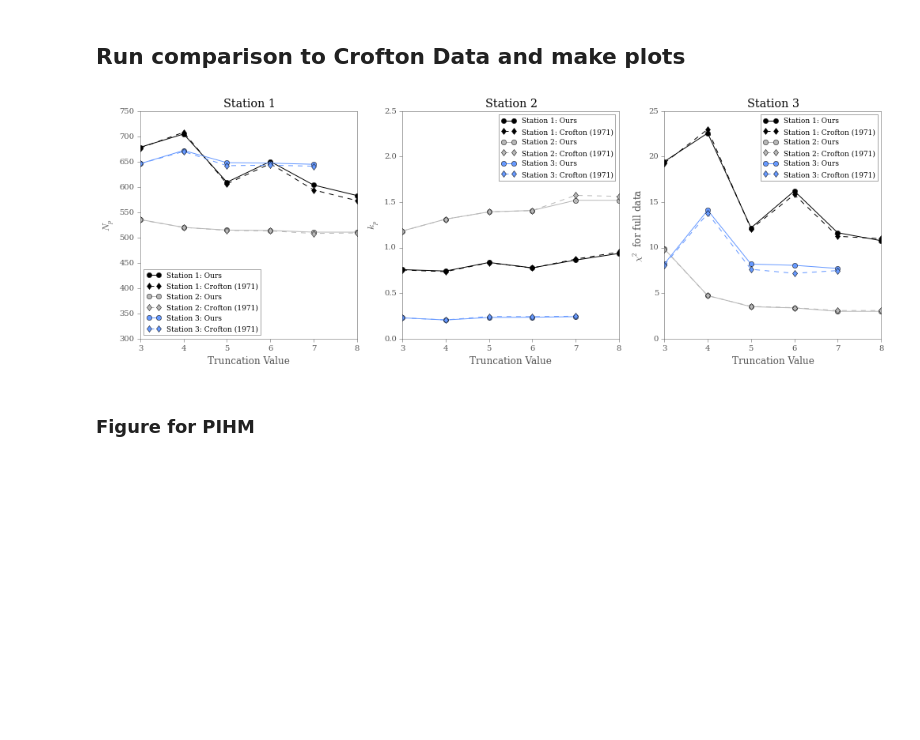
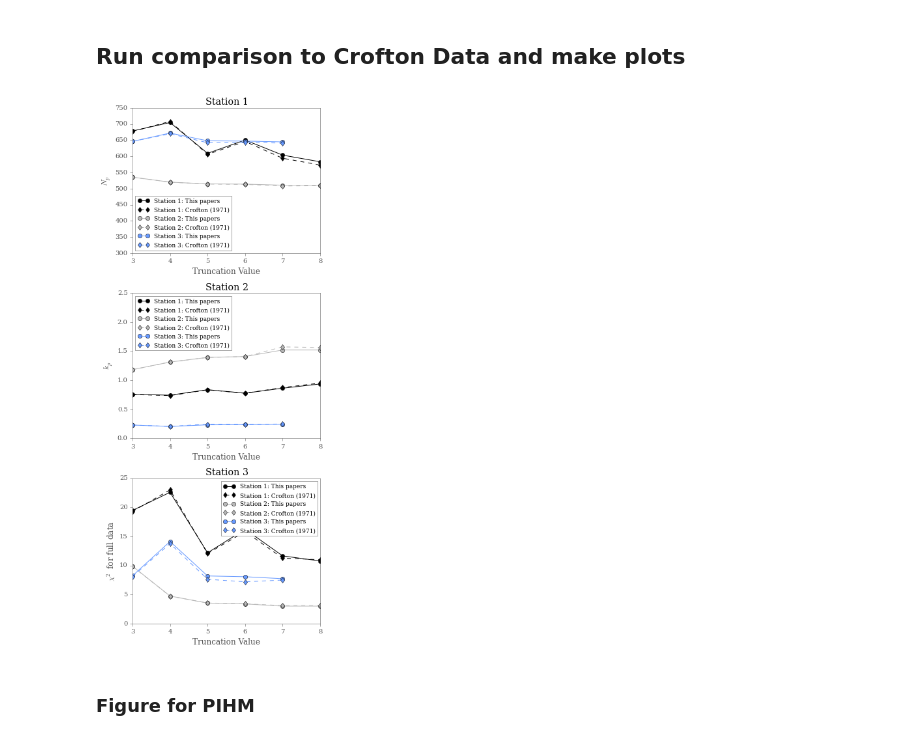
Before and after one commit to mqwilber/parasite_mortality, a Jupyter notebook: code/conceptual_figures.ipynb, the cells around one changed output. Saved outputs shown, nothing was run; the diff lists cells and outputs as text; code cells hidden in the pictures; blank space fills up the shorter version.

Commit message:
Changed legend on conceptual figure

```diff
--- a/code/conceptual_figures.ipynb
+++ b/code/conceptual_figures.ipynb
@@ -66,52 +66,52 @@ run compare_crofton_methods.py
 # %%
 # Plot the results of the Crofton Method
 plt.rcParams['axes.color_cycle'] = ['black', 'black', '#B8B8B8', '#B8B8B8', "#6699FF", "#6699FF"]
-fig, axes = plt.subplots(1, 3, figsize=(14, 5))
+fig, axes = plt.subplots(3, 1, figsize=(5, 12))
 for ax in axes:
     ax.xaxis.tick_bottom()
     ax.yaxis.tick_left()
     ax.set_xlabel("Truncation Value")
 
-axes[0].plot(np.arange(3, 9), our_st1_N, '-o', label="Station 1: Ours")
+axes[0].plot(np.arange(3, 9), our_st1_N, '-o', label="Station 1: This papers")
 axes[0].plot(np.arange(3, 9), crof_st1_N, '--d', label="Station 1: Crofton (1971)")
-axes[0].plot(np.arange(3, 9), our_st2_N, '-o', label="Station 2: Ours")
+axes[0].plot(np.arange(3, 9), our_st2_N, '-o', label="Station 2: This papers")
 axes[0].plot(np.arange(3, 9), crof_st2_N, '--d', label="Station 2: Crofton (1971)")
-axes[0].plot(np.arange(3, 8), our_st3_N, '-o', label="Station 3: Ours")
+axes[0].plot(np.arange(3, 8), our_st3_N, '-o', label="Station 3: This papers")
 axes[0].plot(np.arange(3, 8), crof_st3_N, '--d', label="Station 3: Crofton (1971)")
 
 axes[0].set_ylabel(r"$N_p$")
 axes[0].set_ylim((300, 750))
 axes[0].legend(loc="best", prop={"size":9})
 axes[0].set_title("Station 1")
 
-axes[1].plot(np.arange(3, 9), our_st1_ks, '-o', label="Station 1: Ours")
+axes[1].plot(np.arange(3, 9), our_st1_ks, '-o', label="Station 1: This papers")
 axes[1].plot(np.arange(3, 9), crof_st1_ks, '--d', label="Station 1: Crofton (1971)")
-axes[1].plot(np.arange(3, 9), our_st2_ks, '-o', label="Station 2: Ours")
+axes[1].plot(np.arange(3, 9), our_st2_ks, '-o', label="Station 2: This papers")
 axes[1].plot(np.arange(3, 9), crof_st2_ks, '--d', label="Station 2: Crofton (1971)")
-axes[1].plot(np.arange(3, 8), our_st3_ks, '-o', label="Station 3: Ours")
+axes[1].plot(np.arange(3, 8), our_st3_ks, '-o', label="Station 3: This papers")
 axes[1].plot(np.arange(3, 8), crof_st3_ks, '--d', label="Station 3: Crofton (1971)")
 
 axes[1].set_ylabel(r"$k_p$")
 axes[1].set_ylim((0, 2.5))
 axes[1].legend(loc="best", prop={"size":9})
 axes[1].set_title("Station 2")
 
-axes[2].plot(np.arange(3, 9), zip(*crof_st1_compare_ss)[1], '-o', label="Station 1: Ours")
+axes[2].plot(np.arange(3, 9), zip(*crof_st1_compare_ss)[1], '-o', label="Station 1: This papers")
 axes[2].plot(np.arange(3, 9), zip(*crof_st1_compare_ss)[0], '--d', label="Station 1: Crofton (1971)")
-axes[2].plot(np.arange(3, 9), zip(*crof_st2_compare_ss)[1], '-o', label="Station 2: Ours")
+axes[2].plot(np.arange(3, 9), zip(*crof_st2_compare_ss)[1], '-o', label="Station 2: This papers")
 axes[2].plot(np.arange(3, 9), zip(*crof_st2_compare_ss)[0], '--d', label="Station 2: Crofton (1971)")
-axes[2].plot(np.arange(3, 8), zip(*crof_st3_compare_ss)[1], '-o', label="Station 3: Ours")
+axes[2].plot(np.arange(3, 8), zip(*crof_st3_compare_ss)[1], '-o', label="Station 3: This papers")
 axes[2].plot(np.arange(3, 8), zip(*crof_st3_compare_ss)[0], '--d', label="Station 3: Crofton (1971)")
 
 axes[2].set_ylabel(r"$\chi^2$ for full data")
 #axes[2].set_ylim((0, 2))
 axes[2].legend(loc="best", prop={"size":9})
 axes[2].set_title("Station 3")
 
 plt.tight_layout()
-fig.savefig("../results/compare_crofton.png")
+fig.savefig("../results/compare_crofton.pdf", dpi=300)
 # %% [output]
-[figure, old version]
+[figure, new version]
 # %% [markdown]
 ### Figure for PIHM
 # %%
```
